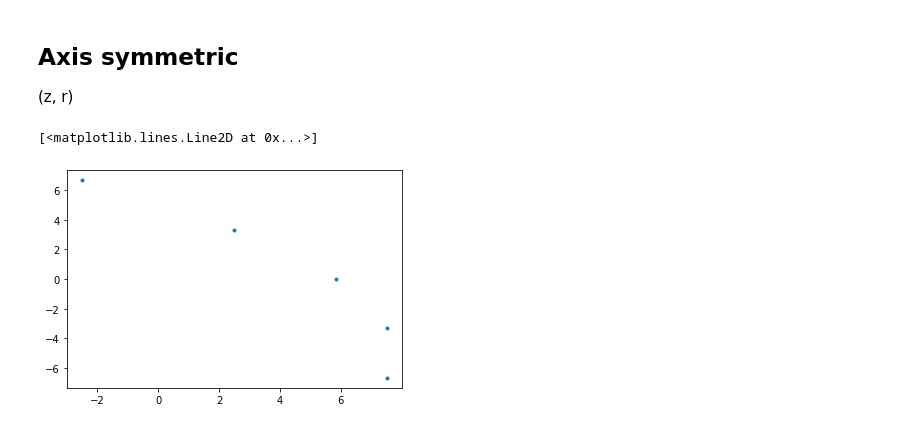
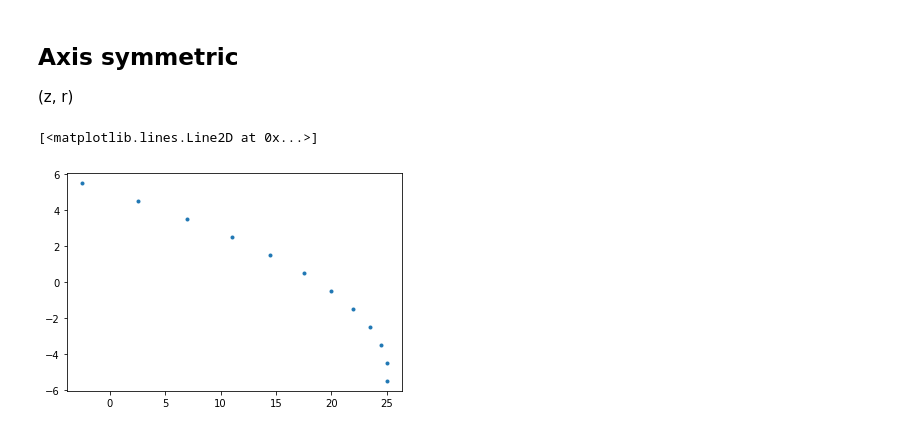
Before and after one commit to Toothpastefairy/comp_multphase_flow, a Jupyter notebook: bloodyguys.ipynb, the cells around one changed output. Cells and saved outputs as stored; diff of their text form; code cells hidden in the pictures.

```diff
--- a/bloodyguys.ipynb
+++ b/bloodyguys.ipynb
@@ -355,49 +355,52 @@ iteration 4 with error 5.245482313341948e-07
 # %%
 rho_fluid = 1000
 z_end = 100
-Nz = 5
+Nz = 15
 r_end = 10
-Nr = 3
+Nr = 10
 mu_fluid = 1e-3 * np.ones((Nz + 2, Nr + 2))
-pressure = np.ones((Nz + 2, Nr + 2))
+pressure = np.zeros((Nz + 2, Nr + 2))
 
 def reload_system_axis():
     importlib.reload(mfa)
     system_axis = mfa.MultiFlowAxis(Nz, Nr, z_end, r_end, rho_fluid, mu_fluid)
     return system_axis
 # %%
+# 1D solution used for inlet
 rho_plasma = 1003 #  kg/m3
 mu_plasma = 1e-3 # kg/ms
 
 rho_RBC = 1096 # kg/m3
 diameter_RBC = 8e-6 # m
 volume_fraction_RBC = 0.2
 
 angle = 0 #np.pi / 2
 
 boundary_condition = [-1, 1]
 blood_flow_rate = 20e-3 # m/s  # moet gecheckt worden
 Q_des = 185*1e-6 #m3/s total bloodflow
 pressure_difference = 1e-3
 pressure_boundary = np.array([1, 1])*1e-3
 system = mf.Multiflow(
     Nr, r_end, rho_fluid, pressure_difference,
     pressure_boundary, boundary_condition, mu_fluid[0,:], angle
 )
 
 
 def reloadsystem():
     importlib.reload(mf)
-    system = mf.Multiflow(Ny, y_end, rho_plasma, pressure_difference,
-                      pressure_boundary, boundary_condition, mu_plasma, angle)
+    system = mf.Multiflow(
+        Nr, r_end, rho_fluid, pressure_difference,
+        pressure_boundary, boundary_condition, mu_fluid[0,:], angle
+    )
     return system
 
 mu = system.calc_mu(system.mu_0)
 
 velocity_inlet_z = system.simulate(mu)
 plt.plot(velocity_inlet_z, system.y, ".")
 # %% [output]
 [<matplotlib.lines.Line2D at 0x...>]
-[figure, old version]
+[figure, new version]
 # %%
 system_axis = reload_system_axis()
```
Also changed, not shown: parts of 5 cells of this notebook, 1 other file.
